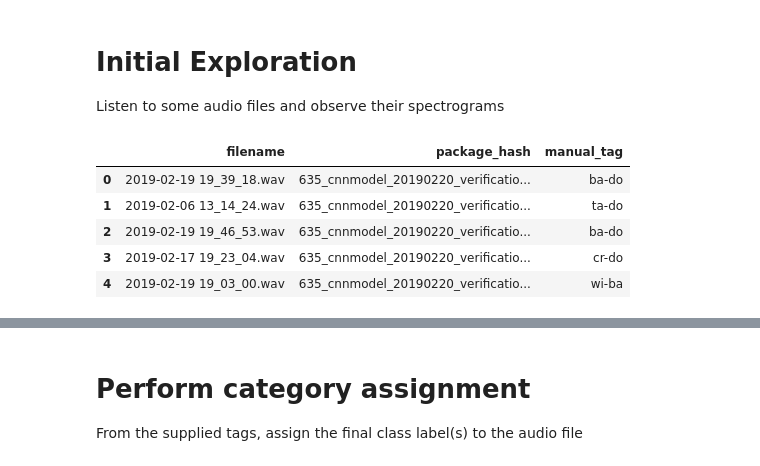
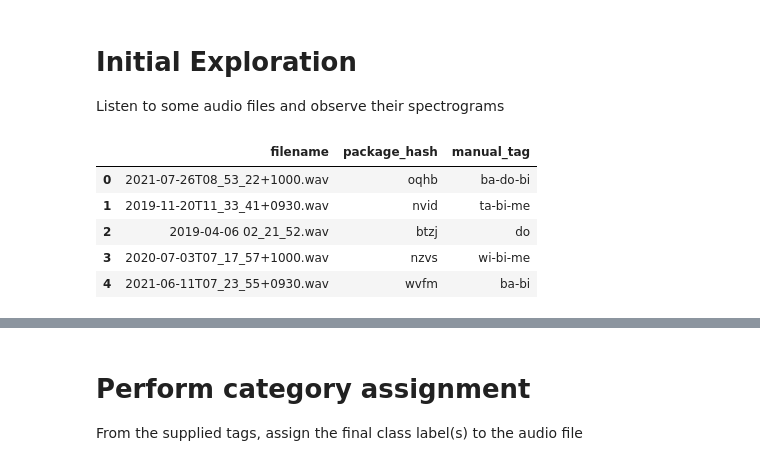
Before and after one commit to solt-qy/LDI_project, a Jupyter notebook: 02_machine_learning/01_dataset_curation.ipynb, the cells around one changed output, grey strips where cells are left out. Drawn from its saved outputs; the diff is of its cells as text; code cells hidden in the pictures.

```diff
--- a/02_machine_learning/01_dataset_curation.ipynb
+++ b/02_machine_learning/01_dataset_curation.ipynb
@@ -223,19 +223,19 @@ def listen_to_files(df, data_root, *args, **kwargs):
 Listen to some audio files and observe their spectrograms
 # %%
 # set your path here
-data_root = pathlib.Path('/Volumes/Clavius/documents/Documents/Employment/NoiseNet/Development/tag_data/processed/')#pathlib.Path('example_data/') #
+data_root = pathlib.Path('example_data/')
 manifest_path = data_root/'01_manifest.csv'
 
 # read the manifest in
 manifest = pd.read_csv(manifest_path)
 manifest.head()
 # %% [output]
 |  | filename | package_hash | manual_tag |
-| 0 | 2019-02-19 19_39_18.wav | 635_cnnmodel_20190220_verificatio... | ba-do |
-| 1 | 2019-02-06 13_14_24.wav | 635_cnnmodel_20190220_verificatio... | ta-do |
-| 2 | 2019-02-19 19_46_53.wav | 635_cnnmodel_20190220_verificatio... | ba-do |
-| 3 | 2019-02-17 19_23_04.wav | 635_cnnmodel_20190220_verificatio... | cr-do |
-| 4 | 2019-02-19 19_03_00.wav | 635_cnnmodel_20190220_verificatio... | wi-ba |
+| 0 | 2021-07-26T08_53_22+1000.wav | oqhb | ba-do-bi |
+| 1 | 2019-11-20T11_33_41+0930.wav | nvid | ta-bi-me |
+| 2 | 2019-04-06 02_21_52.wav | btzj | do |
+| 3 | 2020-07-03T07_17_57+1000.wav | nzvs | wi-bi-me |
+| 4 | 2021-06-11T07_23_55+0930.wav | wvfm | ba-bi |
 # %%
 # listen to files and view spectrograms as desired.
 # filter the first argument dataframe as desired to listen to whatever specific snippets you want
```
Also changed, not shown: parts of 3 cells of this notebook, 1 other file.
